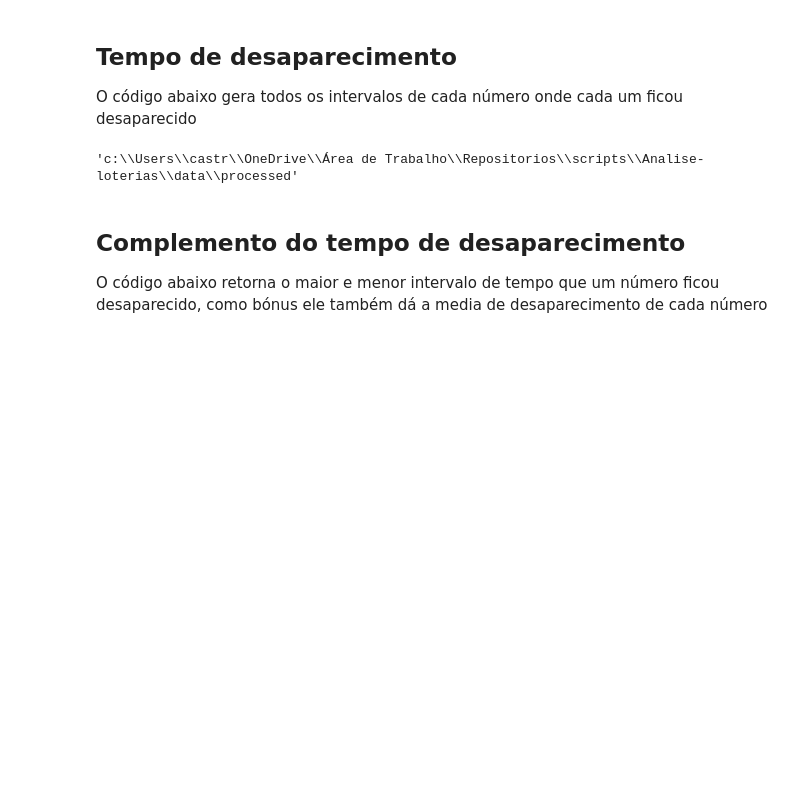
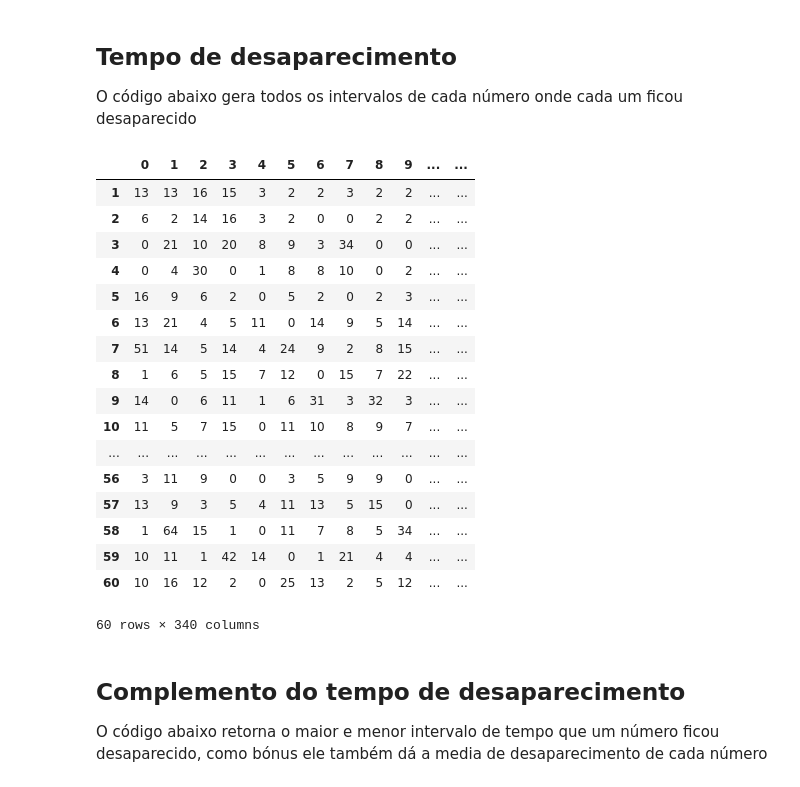
Before and after one commit to CastroKaiser/Analise-loterias, a Jupyter notebook: notebook/MegaSena/AnaliseEstatistica.ipynb, the cells around one changed output. Drawn from its saved outputs; the diff is of its cells as text; code cells hidden in the pictures; blank space fills up the shorter version.

```diff
--- a/notebook/MegaSena/AnaliseEstatistica.ipynb
+++ b/notebook/MegaSena/AnaliseEstatistica.ipynb
@@ -69,27 +88,46 @@ O código abaixo gera todos os intervalos de cada número onde cada um ficou des
 # %%
 numeros = {i: [] for i in range(1, 61)}
 
 contadores = {i: 0 for i in range(1, 61)}
 
 for num in range(1, 61):
     for index, row in table_for_analysis.iterrows():
 
         if num in row.values:
 
             numeros[num].append(contadores[num])
 
             contadores[num] = 0
         else:
 
             contadores[num] += 1
 
 tabela_Total_Desaparecimento = pd.DataFrame.from_dict(numeros, orient='index')
 
+os.chdir(r"c:\Users\castr\OneDrive\Área de Trabalho\Repositorios\scripts\Analise-loterias\reports\Metricas\MegaSena")
+
 tabela_Total_Desaparecimento.to_excel('Intervalos de Desaparecimento.xlsx', sheet_name='Intervalos Históricos')
 
 display(tabela_Total_Desaparecimento)
 # %% [output]
+|  | 0 | 1 | 2 | 3 | 4 | 5 | 6 | 7 | 8 | 9 | ... | ... |
+| 1 | 13 | 13 | 16 | 15 | 3 | 2 | 2 | 3 | 2 | 2 | ... | ... |
+| 2 | 6 | 2 | 14 | 16 | 3 | 2 | 0 | 0 | 2 | 2 | ... | ... |
+| 3 | 0 | 21 | 10 | 20 | 8 | 9 | 3 | 34 | 0 | 0 | ... | ... |
+| 4 | 0 | 4 | 30 | 0 | 1 | 8 | 8 | 10 | 0 | 2 | ... | ... |
+| 5 | 16 | 9 | 6 | 2 | 0 | 5 | 2 | 0 | 2 | 3 | ... | ... |
+| 6 | 13 | 21 | 4 | 5 | 11 | 0 | 14 | 9 | 5 | 14 | ... | ... |
+| 7 | 51 | 14 | 5 | 14 | 4 | 24 | 9 | 2 | 8 | 15 | ... | ... |
+| 8 | 1 | 6 | 5 | 15 | 7 | 12 | 0 | 15 | 7 | 22 | ... | ... |
+| 9 | 14 | 0 | 6 | 11 | 1 | 6 | 31 | 3 | 32 | 3 | ... | ... |
+| 10 | 11 | 5 | 7 | 15 | 0 | 11 | 10 | 8 | 9 | 7 | ... | ... |
+| ... | ... | ... | ... | ... | ... | ... | ... | ... | ... | ... | ... | ... |
+| 56 | 3 | 11 | 9 | 0 | 0 | 3 | 5 | 9 | 9 | 0 | ... | ... |
+| 57 | 13 | 9 | 3 | 5 | 4 | 11 | 13 | 5 | 15 | 0 | ... | ... |
+| 58 | 1 | 64 | 15 | 1 | 0 | 11 | 7 | 8 | 5 | 34 | ... | ... |
+| 59 | 10 | 11 | 1 | 42 | 14 | 0 | 1 | 21 | 4 | 4 | ... | ... |
+| 60 | 10 | 16 | 12 | 2 | 0 | 25 | 13 | 2 | 5 | 12 | ... | ... |
-'c:\\Users\\castr\\OneDrive\\Área de Trabalho\\Repositorios\\scripts\\Analise-loterias\\data\\processed'
+60 rows × 340 columns
 # %% [markdown]
 ## Complemento do tempo de desaparecimento
 
```
Also changed, not shown: parts of 2 cells of this notebook, 7 other files.
